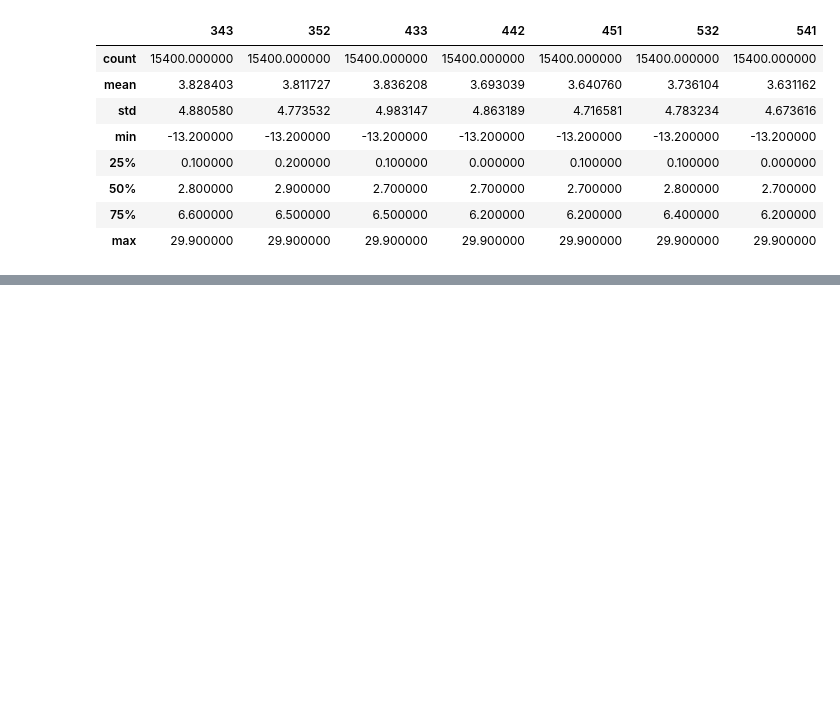
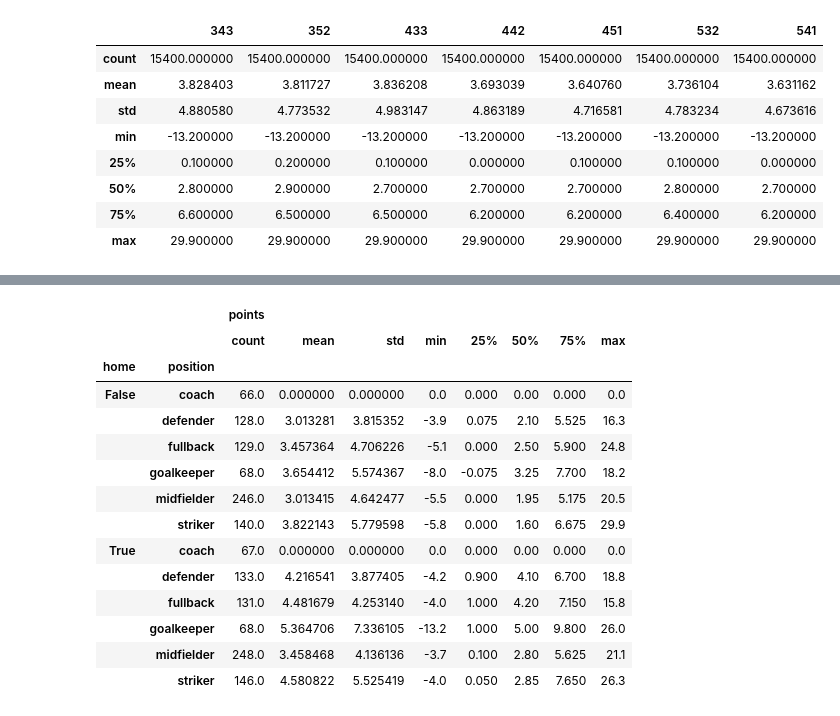
Before and after one commit to flaviotruzzi/moneyball, a Jupyter notebook: Analysis.ipynb, the cells around one changed output, grey strips where cells are left out. Cells and saved outputs as stored; diff of their text form; code cells hidden in the pictures; blank space fills up the shorter version.

Commit message:
Add information if played at home

```diff
--- a/Analysis.ipynb
+++ b/Analysis.ipynb
@@ -20,7 +20,8 @@ rounds = list(map(prepare_round,
               './data/players-score-round-4.bz2',
               './data/players-score-round-5.bz2',
               './data/players-score-round-6.bz2',
-              './data/players-score-round-7.bz2']))
+              './data/players-score-round-7.bz2',
+              './data/players-score-round-8.bz2']))
 
 parameters, _ = get_valid_scouts(rounds[0])
 
@@ -88,3 +89,10 @@ formation_data.describe()
 | 50% | 2.800000 | 2.900000 | 2.700000 | 2.700000 | 2.700000 | 2.800000 | 2.700000 |
 | 75% | 6.600000 | 6.500000 | 6.500000 | 6.200000 | 6.200000 | 6.400000 | 6.200000 |
 | max | 29.900000 | 29.900000 | 29.900000 | 29.900000 | 29.900000 | 29.900000 | 29.900000 |
+# %%
+all_rounds = pd.concat(rounds, axis=0)
+# %%
+all_rounds[all_rounds.status == 'likely'][['home', 'position', 'points']].boxplot(by=['home', 'position'])
+plt.xticks(rotation=25)
+all_rounds[all_rounds.status == 'likely'][['home', 'position', 'points']].groupby(by=['home', 'position']).describe()
+# %% [output]
@@ -90,0 +101,15 @@ formation_data.describe()
+|  |  | points |  |  |  |  |  |  |  |
+|  |  | count | mean | std | min | 25% | 50% | 75% | max |
+| home | position |  |  |  |  |  |  |  |  |
+| False | coach | 66.0 | 0.000000 | 0.000000 | 0.0 | 0.000 | 0.00 | 0.000 | 0.0 |
+|  | defender | 128.0 | 3.013281 | 3.815352 | -3.9 | 0.075 | 2.10 | 5.525 | 16.3 |
+|  | fullback | 129.0 | 3.457364 | 4.706226 | -5.1 | 0.000 | 2.50 | 5.900 | 24.8 |
+|  | goalkeeper | 68.0 | 3.654412 | 5.574367 | -8.0 | -0.075 | 3.25 | 7.700 | 18.2 |
+|  | midfielder | 246.0 | 3.013415 | 4.642477 | -5.5 | 0.000 | 1.95 | 5.175 | 20.5 |
+|  | striker | 140.0 | 3.822143 | 5.779598 | -5.8 | 0.000 | 1.60 | 6.675 | 29.9 |
+| True | coach | 67.0 | 0.000000 | 0.000000 | 0.0 | 0.000 | 0.00 | 0.000 | 0.0 |
+|  | defender | 133.0 | 4.216541 | 3.877405 | -4.2 | 0.900 | 4.10 | 6.700 | 18.8 |
+|  | fullback | 131.0 | 4.481679 | 4.253140 | -4.0 | 1.000 | 4.20 | 7.150 | 15.8 |
+|  | goalkeeper | 68.0 | 5.364706 | 7.336105 | -13.2 | 1.000 | 5.00 | 9.800 | 26.0 |
+|  | midfielder | 248.0 | 3.458468 | 4.136136 | -3.7 | 0.100 | 2.80 | 5.625 | 21.1 |
+|  | striker | 146.0 | 4.580822 | 5.525419 | -4.0 | 0.050 | 2.85 | 7.650 | 26.3 |
```
Also changed, not shown: parts of 1 cell of this notebook, 2 other files.
